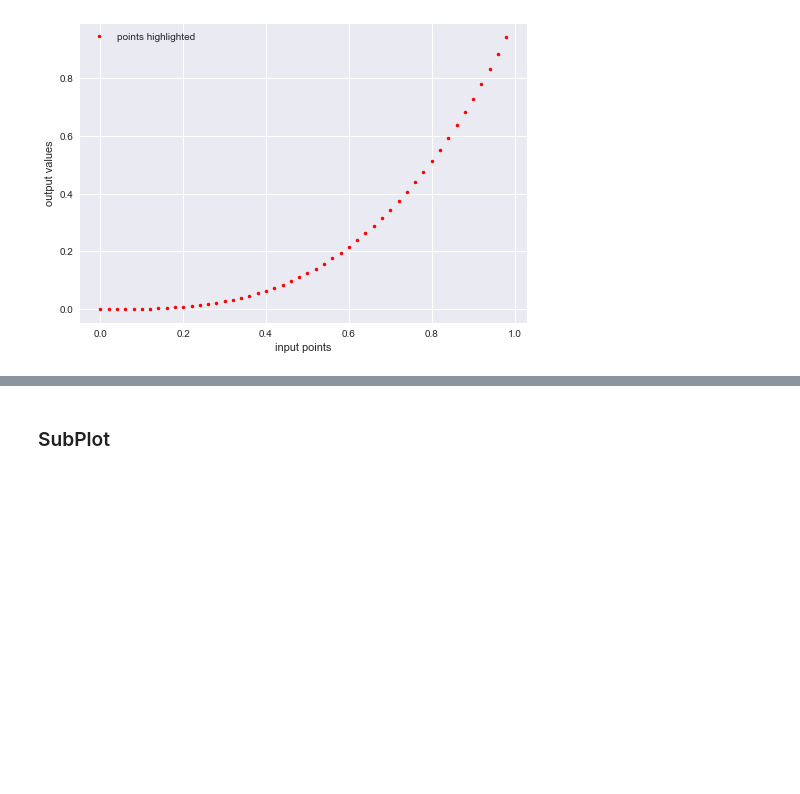
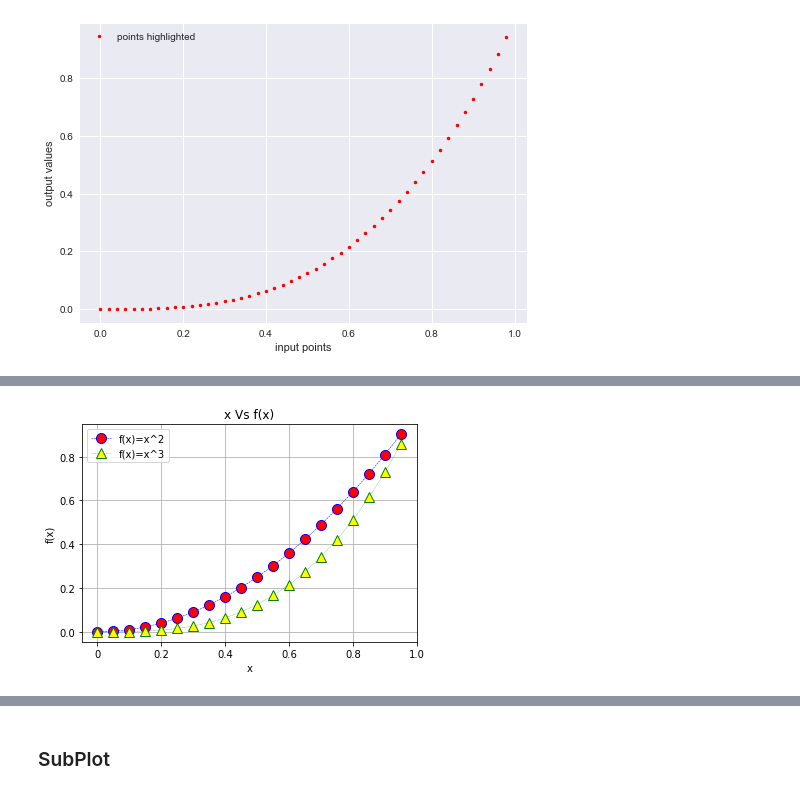
Before and after one commit to samewara/data-visualization, a Jupyter notebook: matplotlib-basic.ipynb, the cells around one changed output, grey strips where cells are left out. Saved outputs shown, nothing was run; the diff lists cells and outputs as text; code cells hidden in the pictures; blank space fills up the shorter version.

```diff
--- a/matplotlib-basic.ipynb
+++ b/matplotlib-basic.ipynb
@@ -52,0 +79,35 @@ plt.legend()
+# %%
+import numpy as np
+import matplotlib.pyplot as plt
+
+x = np.arange(0, 1, 0.05)
+y1 = x**2
+y2 = x**3
+
+plt.plot(x, y1,
+    linewidth=0.5,
+    linestyle='--',
+    color='b',
+    marker='o',
+    markersize=10,
+    markerfacecolor='red')
+
+plt.plot(x, y2,
+    linewidth=0.5,
+    linestyle='dotted',
+    color='g',
+    marker='^',
+    markersize=10,
+    markerfacecolor='yellow')
+
+plt.title('x Vs f(x)')
+plt.xlabel('x')
+plt.ylabel('f(x)')
+plt.legend(['f(x)=x^2', 'f(x)=x^3'])
+plt.xticks(np.arange(0, 1.1,0.2),
+    ['0','0.2','0.4','0.6','0.8','1.0'])
+
+plt.grid(True)
+plt.show()
+# %% [output]
+[figure, added]
```
Also changed, not shown: parts of 5 cells of this notebook, 5 other files.
